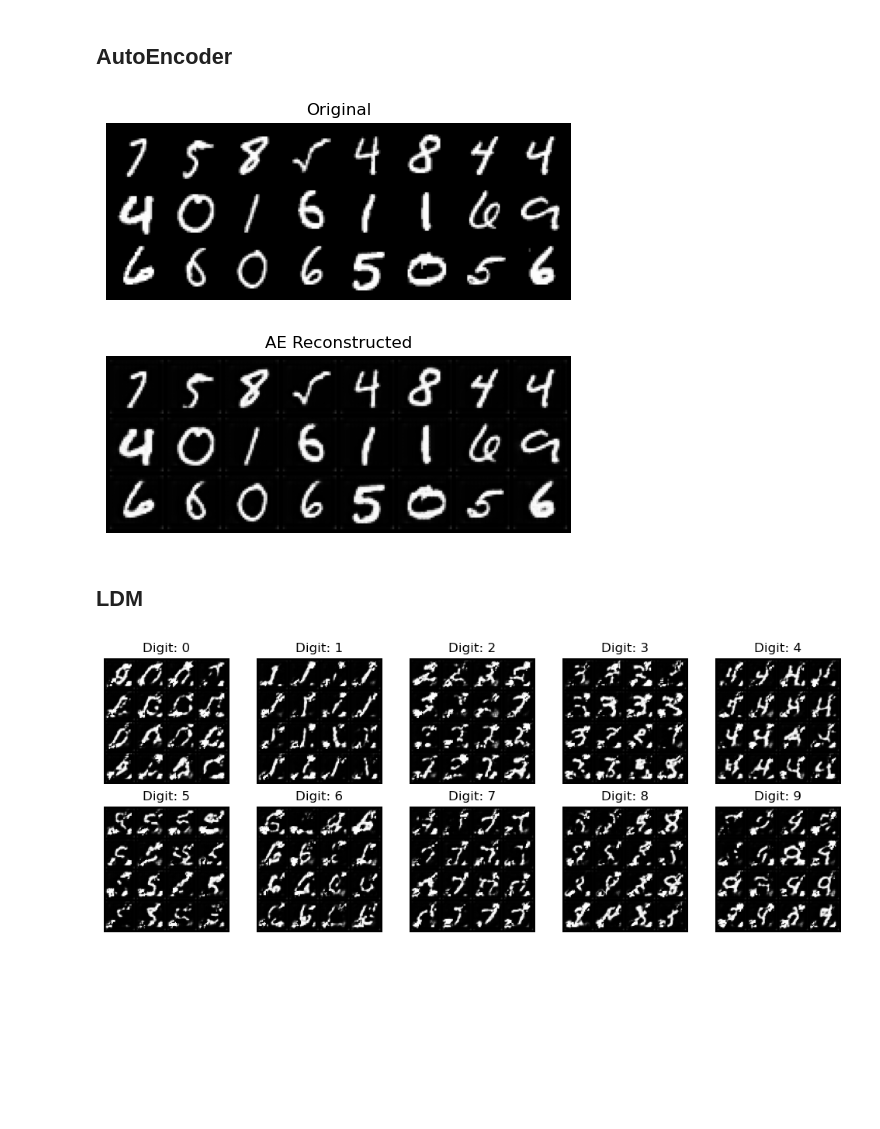
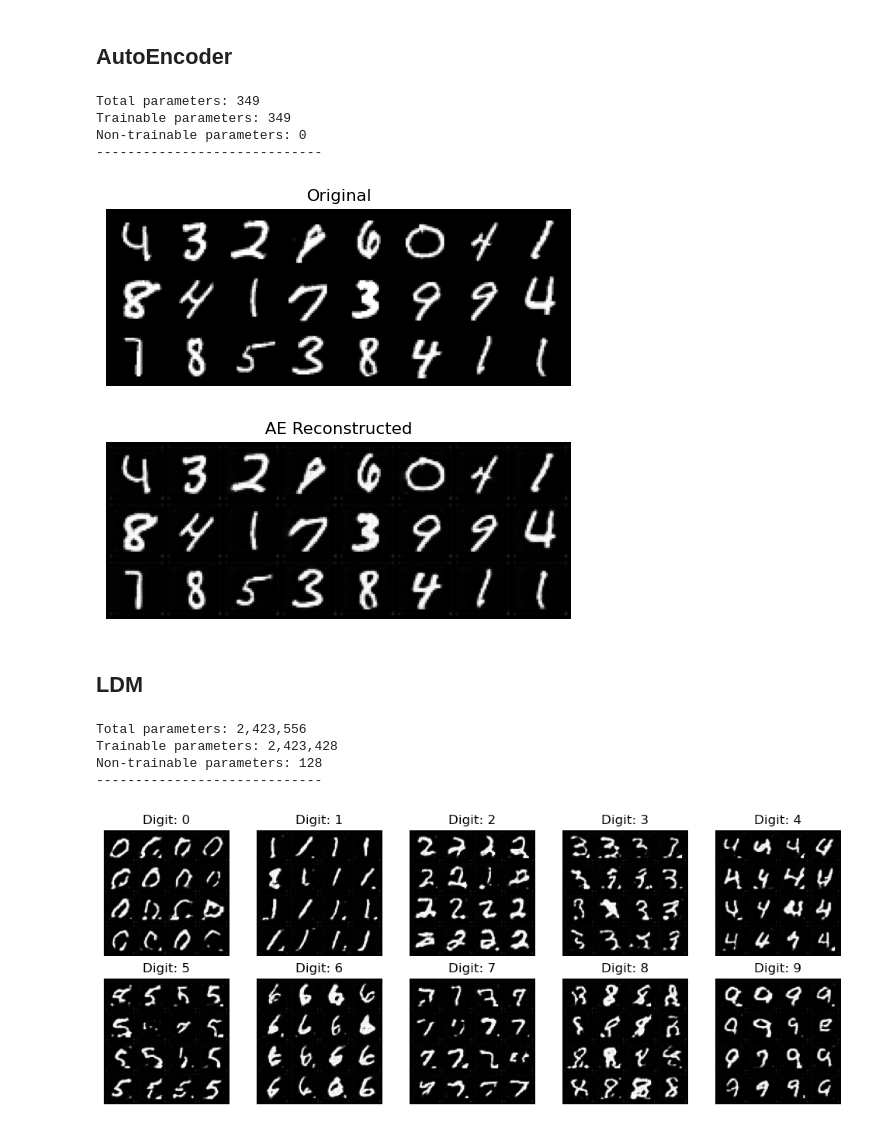
Before and after one commit to jcalz23/diffusion_diy, a Jupyter notebook: src/visualize_results.ipynb, the cells around one changed output. Cells and saved outputs as stored; diff of their text form; code cells hidden in the pictures; blank space fills up the shorter version.

```diff
--- a/src/visualize_results.ipynb
+++ b/src/visualize_results.ipynb
@@ -62,35 +107,46 @@ plt.show()
 # %%
 #@title Visualize trained autoencoder
 # Load model
 device = 'cuda'
-ckpt = torch.load('ckpt_mnist_ae_50e.pth', map_location=device)
+ckpt = torch.load('model_objects/ckpt_mnist_ae_50e.pth', map_location=device)
 ae_model = AutoEncoder([4, 4, 4]).cuda()
 ae_model = ae_model.to(device)
 ae_model.load_state_dict(ckpt)
 ae_model.eval()
+
+total_params = sum(p.numel() for p in ae_model.decoder.parameters())
+trainable_params = sum(p.numel() for p in ae_model.decoder.parameters() if p.requires_grad)
+print(f"Total parameters: {total_params:,}")
+print(f"Trainable parameters: {trainable_params:,}")
+print(f"Non-trainable parameters: {total_params - trainable_params:,}")
+print("-----------------------------")
 
 # Prep dataloader
 batch_size =  24
 dataset = MNIST('.', train=True, transform=transforms.ToTensor(), download=True)
 data_loader = DataLoader(dataset, batch_size=batch_size, shuffle=True, num_workers=0)
 
 # Get next batch
 x, y = next(iter(data_loader))
 x_hat = ae_model(x.to(device)).cpu()
 plt.figure(figsize=(6,6.5))
 plt.axis('off')
 plt.imshow(make_grid(x[:64,:,:,:].cpu()).permute([1,2,0]), vmin=0., vmax=1.)
 plt.title("Original")
 plt.show()
 
 plt.figure(figsize=(6,6.5))
 plt.axis('off')
 plt.imshow(make_grid(x_hat[:64,:,:,:].cpu()).permute([1,2,0]), vmin=0., vmax=1.)
 plt.title("AE Reconstructed")
 plt.show()
 # %% [output]
+Total parameters: 349
+Trainable parameters: 349
+Non-trainable parameters: 0
+-----------------------------
-[figure, old version]
+[figure, new version]
-[figure, old version]
+[figure, new version]
 # %% [markdown]
 ## LDM
 # %%
@@ -100,11 +156,18 @@ diffusion_coeff_fn = functools.partial(diffusion_coeff, sigma=sigma)
 
 # Load latent diffusion model
 device = 'cuda' #@param ['cuda', 'cpu'] {'type':'string'}
-ckpt = torch.load('model_objects/ckpt_mnist_ldm_3e4_2000e.pth', map_location=device)
-score_model = torch.nn.DataParallel(Latent_UNet_Tranformer(marginal_prob_std=marginal_prob_std_fn, channels = [4, 16, 32, 64]))
+ckpt = torch.load('model_objects/ckpt_mnist_ldm_big_0.001_100e.pth', map_location=device)
+score_model = torch.nn.DataParallel(Latent_UNet_Tranformer(marginal_prob_std=marginal_prob_std_fn, channels = [4, 64, 128, 256]))
 score_model = score_model.to(device)
 score_model.load_state_dict(ckpt)
 score_model.eval()
+total_params = sum(p.numel() for p in score_model.parameters())
+trainable_params = sum(p.numel() for p in score_model.parameters() if p.requires_grad)
+print(f"Total parameters: {total_params:,}")
+print(f"Trainable parameters: {trainable_params:,}")
+print(f"Non-trainable parameters: {total_params - trainable_params:,}")
+print("-----------------------------")
+
 
 # Load autoencoder model
 ae_ckpt = torch.load('model_objects/ckpt_mnist_ae_50e.pth', map_location=device)
@@ -144,4 +207,8 @@ for i, digit in enumerate(range(10)):
 plt.tight_layout()
 plt.show()
 # %% [output]
+Total parameters: 2,423,556
+Trainable parameters: 2,423,428
+Non-trainable parameters: 128
+-----------------------------
-[figure, old version]
+[figure, new version]
```
Also changed, not shown: parts of 3 cells of this notebook, 9 other files.
